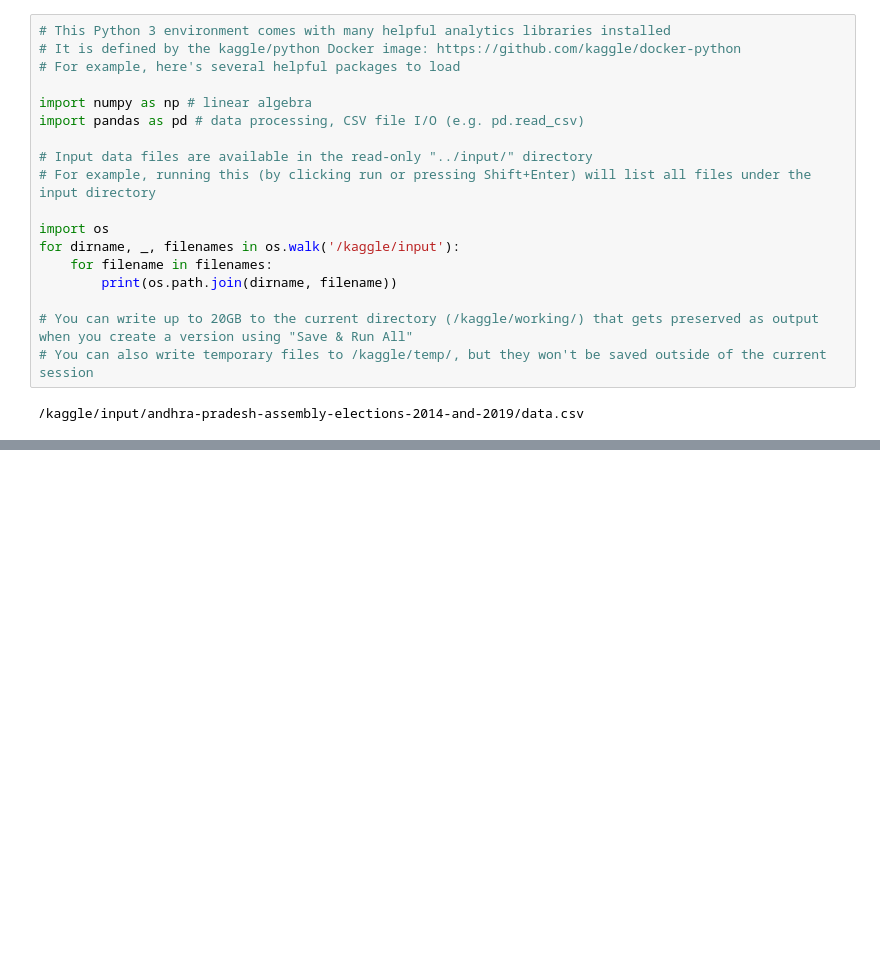
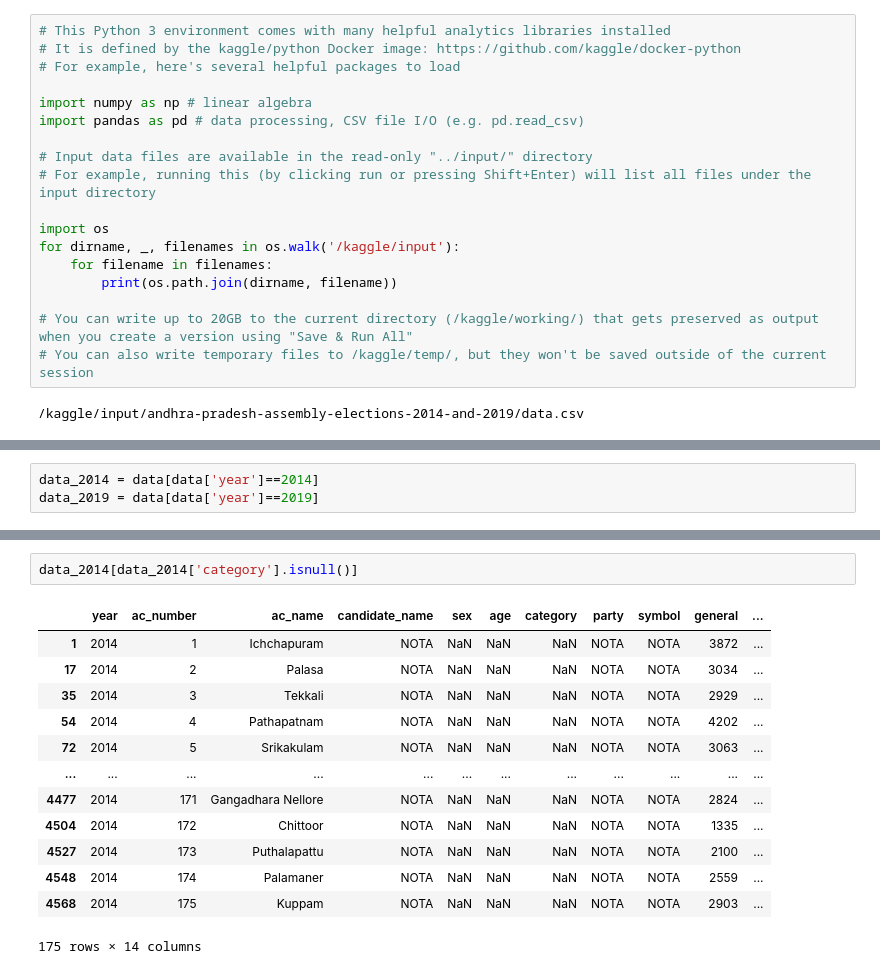
Before and after one commit to SykamRaju/Andhra-Pradesh-Assembly-Elections---EDA, a Jupyter notebook: ap-elections-2014-and-2019.ipynb, the cells around one changed output, grey strips where cells are left out. Cells and saved outputs as stored; diff of their text form; blank space fills up the shorter version.

```diff
--- a/ap-elections-2014-and-2019.ipynb
+++ b/ap-elections-2014-and-2019.ipynb
@@ -69,0 +82,3 @@ data.tail()
+# %%
+data_2014 = data[data['year']==2014]
+data_2019 = data[data['year']==2019]
@@ -69,0 +147,16 @@ data.tail()
+# %%
+data_2014[data_2014['category'].isnull()]
+# %% [output]
+|  | year | ac_number | ac_name | candidate_name | sex | age | category | party | symbol | general | ... |
+| 1 | 2014 | 1 | Ichchapuram | NOTA | NaN | NaN | NaN | NOTA | NOTA | 3872 | ... |
+| 17 | 2014 | 2 | Palasa | NOTA | NaN | NaN | NaN | NOTA | NOTA | 3034 | ... |
+| 35 | 2014 | 3 | Tekkali | NOTA | NaN | NaN | NaN | NOTA | NOTA | 2929 | ... |
+| 54 | 2014 | 4 | Pathapatnam | NOTA | NaN | NaN | NaN | NOTA | NOTA | 4202 | ... |
+| 72 | 2014 | 5 | Srikakulam | NOTA | NaN | NaN | NaN | NOTA | NOTA | 3063 | ... |
+| ... | ... | ... | ... | ... | ... | ... | ... | ... | ... | ... | ... |
+| 4477 | 2014 | 171 | Gangadhara Nellore | NOTA | NaN | NaN | NaN | NOTA | NOTA | 2824 | ... |
+| 4504 | 2014 | 172 | Chittoor | NOTA | NaN | NaN | NaN | NOTA | NOTA | 1335 | ... |
+| 4527 | 2014 | 173 | Puthalapattu | NOTA | NaN | NaN | NaN | NOTA | NOTA | 2100 | ... |
+| 4548 | 2014 | 174 | Palamaner | NOTA | NaN | NaN | NaN | NOTA | NOTA | 2559 | ... |
+| 4568 | 2014 | 175 | Kuppam | NOTA | NaN | NaN | NaN | NOTA | NOTA | 2903 | ... |
+175 rows × 14 columns
```
Also changed, not shown: parts of 17 cells of this notebook.
